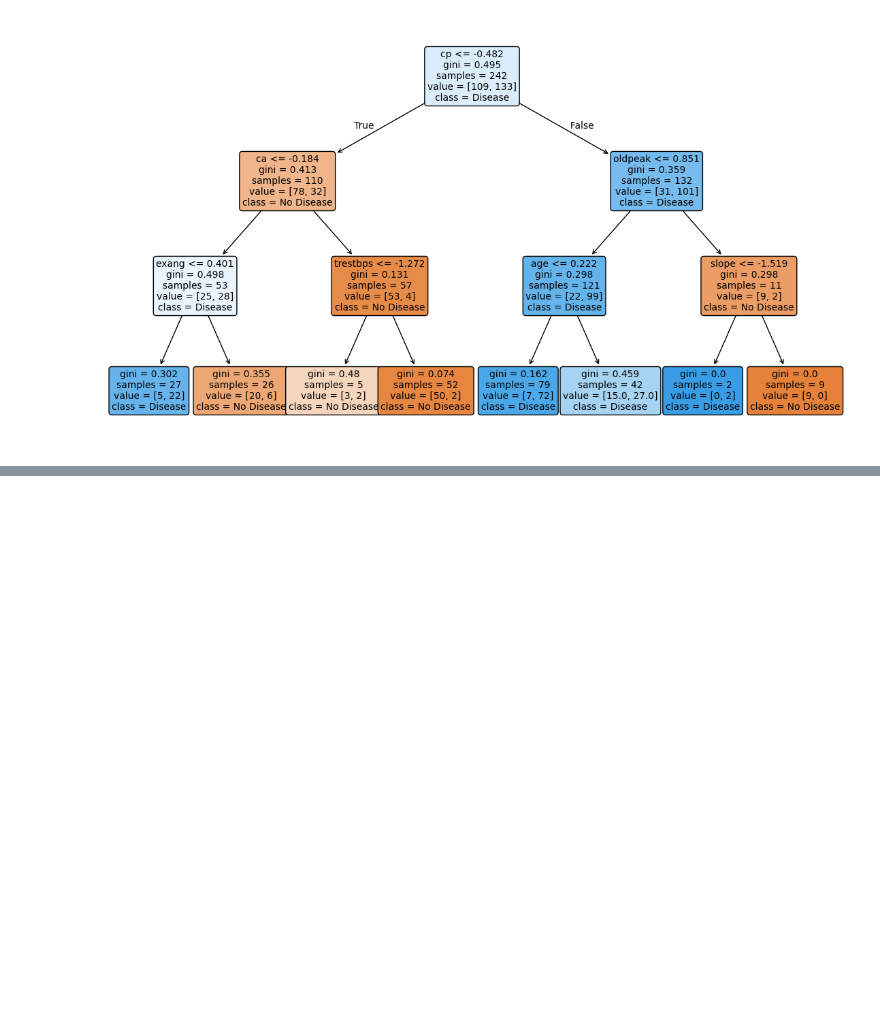
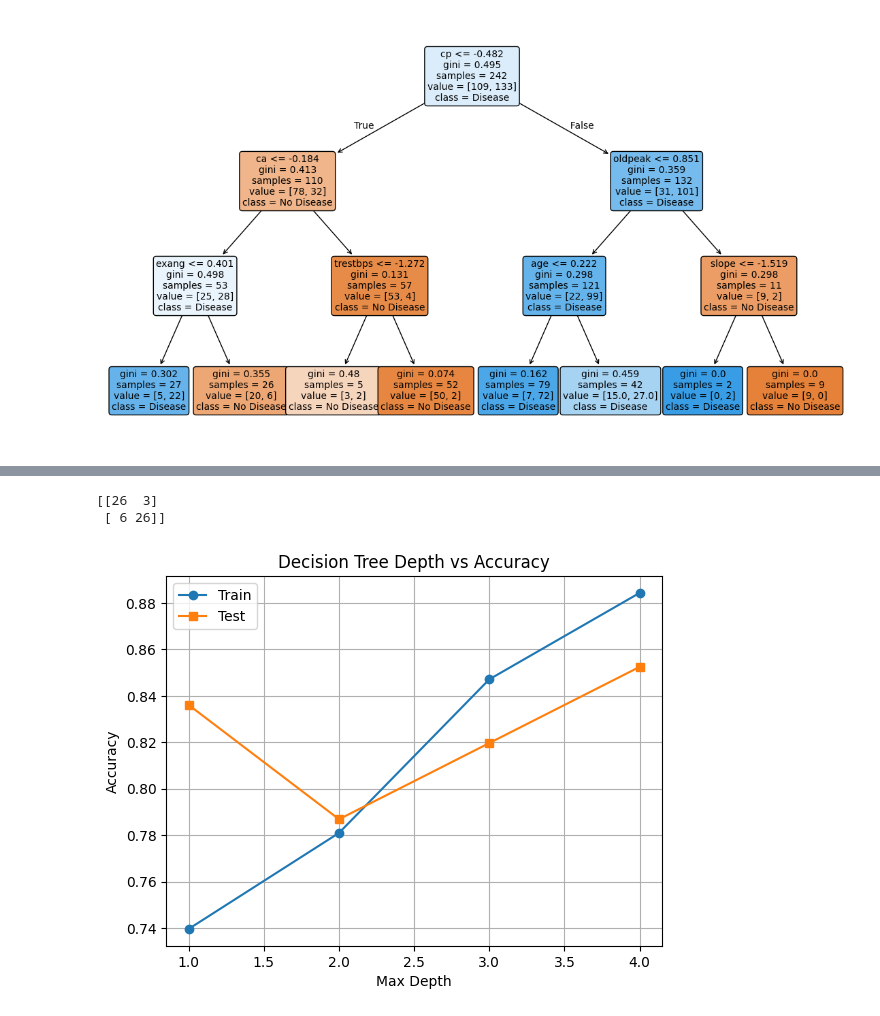
Before and after one commit to Abdullah-Jalal/heart-disease-prediction, a Jupyter notebook: ML_Heart.ipynb, the cells around one changed output, grey strips where cells are left out. Saved outputs shown, nothing was run; the diff lists cells and outputs as text; code cells hidden in the pictures; blank space fills up the shorter version.

Commit message:
Added Decision Tree depth vs accuracy analysis with sweet spot visualization

```diff
--- a/ML_Heart.ipynb
+++ b/ML_Heart.ipynb
@@ -283,0 +327,28 @@ plt.show()
+# %%
+dt2 = DecisionTreeClassifier(max_depth=4, random_state=42)
+dt2.fit(X_train , y_train)
+y_pred2 = dt2.predict(X_test)
+print(confusion_matrix(y_test , y_pred2))
+# %% [output]
+[[26  3]
+ [ 6 26]]
+# %%
+depths = range(1,5)
+train_acc, test_acc = [], []
+
+for d in depths:
+    dt = DecisionTreeClassifier(max_depth=d, random_state=42)
+    dt.fit(X_train, y_train)
+    train_acc.append(dt.score(X_train, y_train))
+    test_acc.append(dt.score(X_test, y_test))
+
+plt.plot(depths, train_acc, marker='o', label="Train")
+plt.plot(depths, test_acc, marker='s', label="Test")
+plt.xlabel("Max Depth")
+plt.ylabel("Accuracy")
+plt.title("Decision Tree Depth vs Accuracy")
+plt.legend()
+plt.grid(True)
+plt.show()
+# %% [output]
+[figure, added]
```
Also changed, not shown: parts of 2 cells of this notebook.
